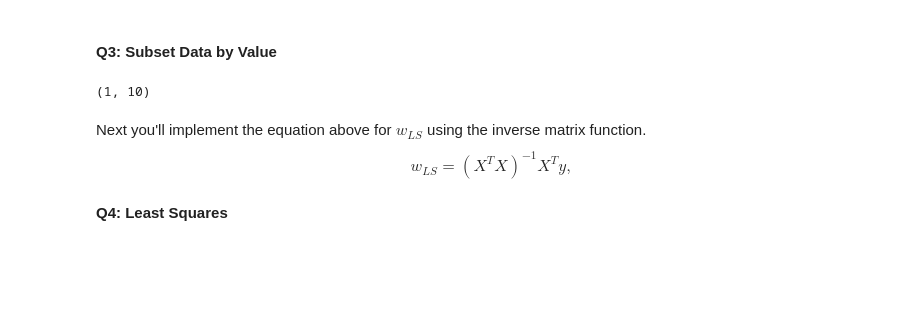
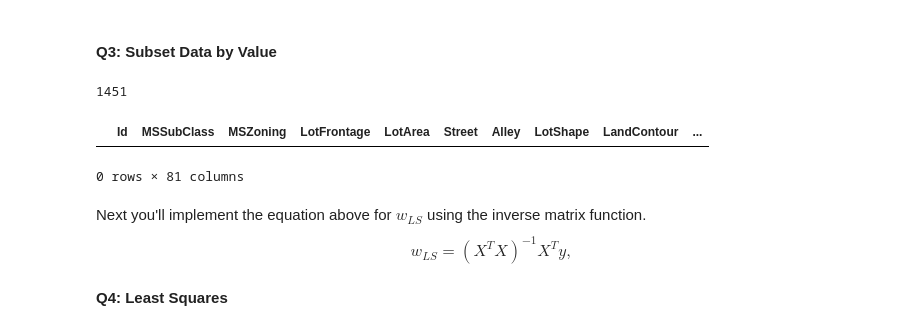
Before and after one commit to Botafogo1894/Columbia_ML_Week1, a Jupyter notebook: Assignment_1.ipynb, the cells around one changed output. Cells and saved outputs as stored; diff of their text form; code cells hidden in the pictures; blank space fills up the shorter version.

```diff
--- a/Assignment_1.ipynb
+++ b/Assignment_1.ipynb
@@ -324,10 +324,23 @@ def column_cutoff(data_frame, cutoffs):
         selected_data = column_cutoff(data_frame, cutoffs)
     """
     for item in cutoffs:
-        data_frame = data_frame.loc[(data_frame[item[0]] < item[2]) & (data_frame[item[0]] > item[1])]
+        data_frame = data_frame.loc[(data_frame[item[0]] <= item[2]) & (data_frame[item[0]] >= item[1])]
     return data_frame
-
-# indexNames = dfObj[ (dfObj['Age'] >= 30) & (dfObj['Country'] == 'India') ].index
+# %%
+ data_frame = read_to_df(tr_path)
+        # Remove data points with SalePrice < $50,000
+        # Remove data points with GrLiveAre > 4,000 square feet
+cutoffs = [('SalePrice', 50000, 1e10), ('GrLivArea', 0, 4000)]
+selected_data = column_cutoff(data_frame, cutoffs)
+# %%
+len(selected_data[selected_data[cutoffs[0][0]] >= 50000])
+# %% [output]
+1451
+# %%
+selected_data[selected_data[cutoffs[1][0]] > 4000]
+# %% [output]
+|  | Id | MSSubClass | MSZoning | LotFrontage | LotArea | Street | Alley | LotShape | LandContour | ... |
+0 rows × 81 columns
 # %%
 ###
 ### AUTOGRADER TEST - DO NOT REMOVE
@@ -337,7 +348,3 @@ training_y = np.array([[208500, 181500, 223500, 140000, 250000, 143000, 307000,
-# %%
-training_y.shape
-# %% [output]
-(1, 10)
 # %% [markdown]
 Next you'll implement the equation above for $w_{LS}$ using the inverse matrix function.
 $$w_{LS} = (X^T X)^{−1}X^T y,$$
```
Also changed, not shown: parts of 13 cells of this notebook.
